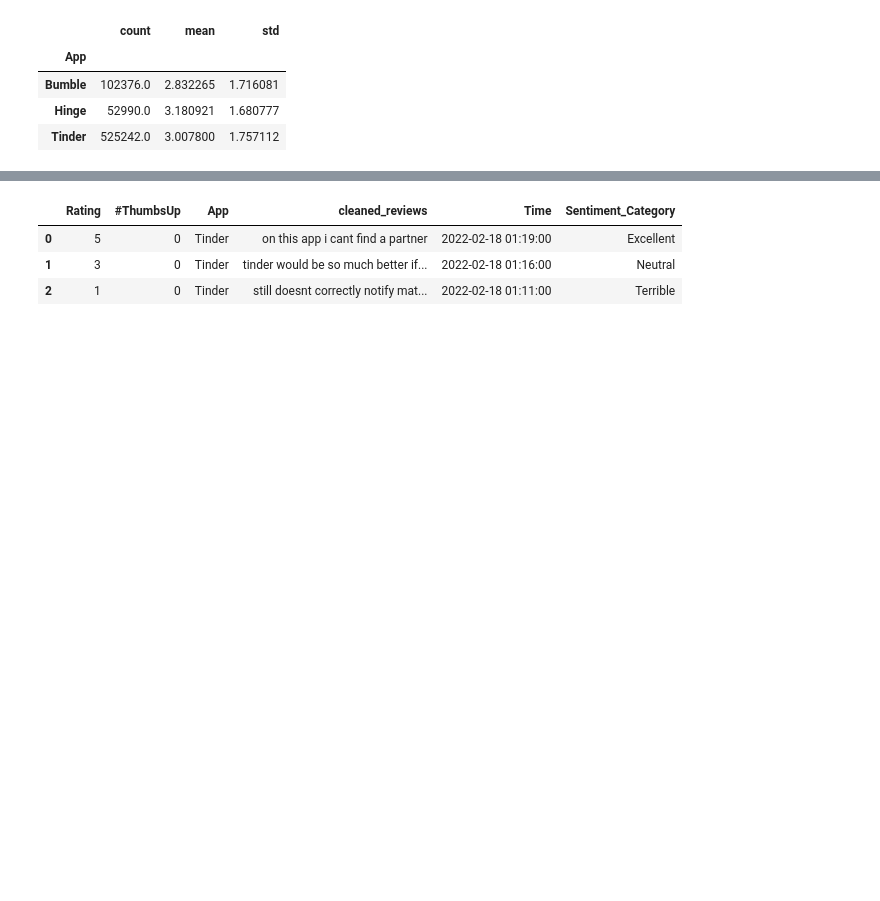
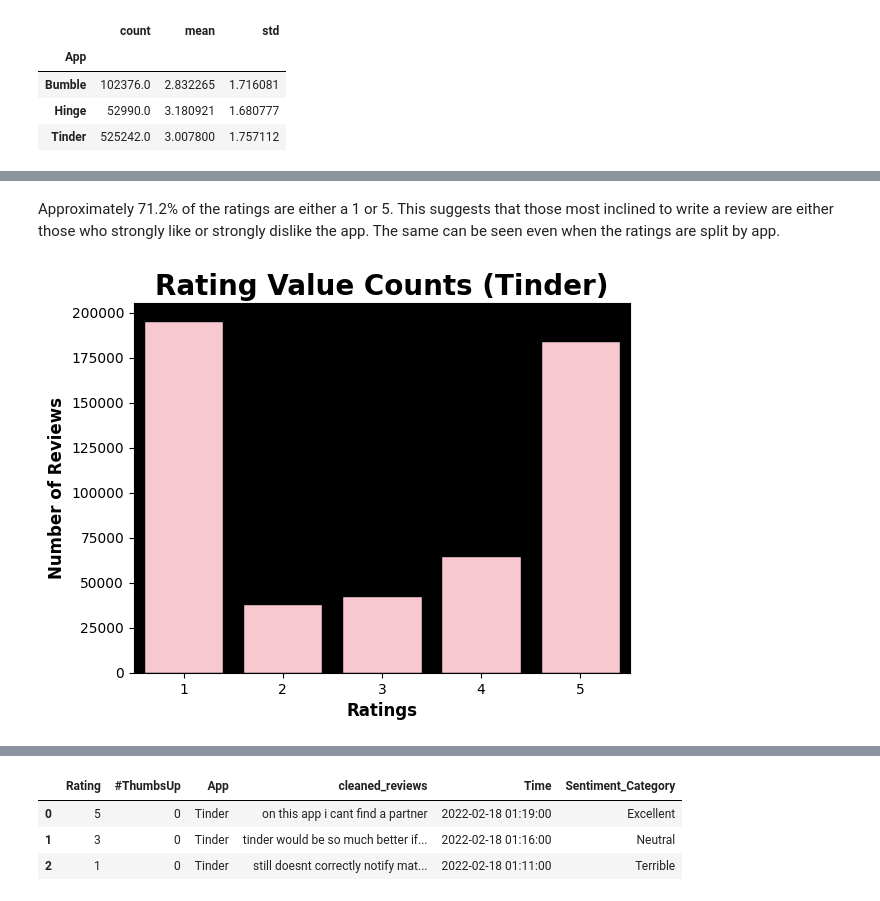
Before and after one commit to the-ethical-ai/Dating_Apps, a Jupyter notebook: dating_app_reviews.ipynb, the cells around one changed output, grey strips where cells are left out. Cells and saved outputs as stored; diff of their text form; code cells hidden in the pictures; blank space fills up the shorter version.

```diff
--- a/dating_app_reviews.ipynb
+++ b/dating_app_reviews.ipynb
@@ -187,0 +206,18 @@ The average ratings are fairly
+# %% [markdown]
+Approximately 71.2% of the ratings are either a 1 or 5. This suggests that those most inclined to write a review are either those who strongly like or strongly dislike the app. The same can be seen even when the ratings are split by app.
+# %%
+### TINDER
+tmp = pd.DataFrame(df[df.App == 'Tinder'].groupby('Rating').count()['Sentiment_Category']).reset_index().sort_values(by = 'Rating')
+
+# Making a barplot
+bar2 = sns.barplot(data = tmp,
+            x = 'Rating',
+            y = 'Sentiment_Category',
+            color = 'pink',
+            edgecolor = 'black')
+bar2.set_title('Rating Value Counts (Tinder)', fontsize = 20, fontweight = 'bold')
+bar2.set_xlabel('Ratings', fontsize = 12, fontweight = 'bold')
+bar2.set_ylabel('Number of Reviews', fontsize = 12, fontweight = 'bold')
+bar2.set_facecolor('black')
+# %% [output]
+[figure, added]
```
Also changed, not shown: parts of 6 cells of this notebook.
